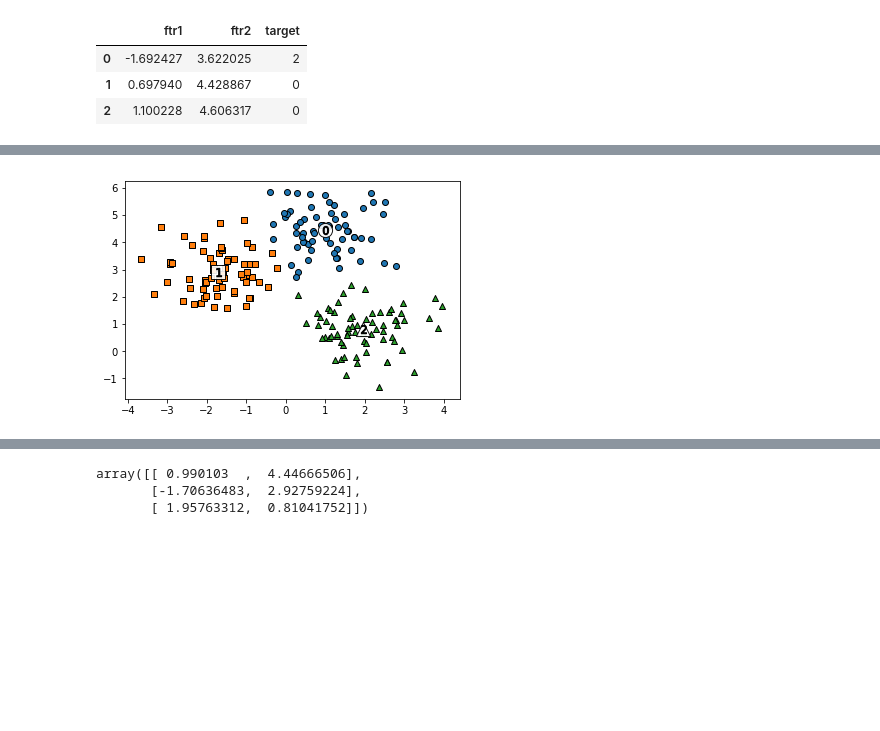
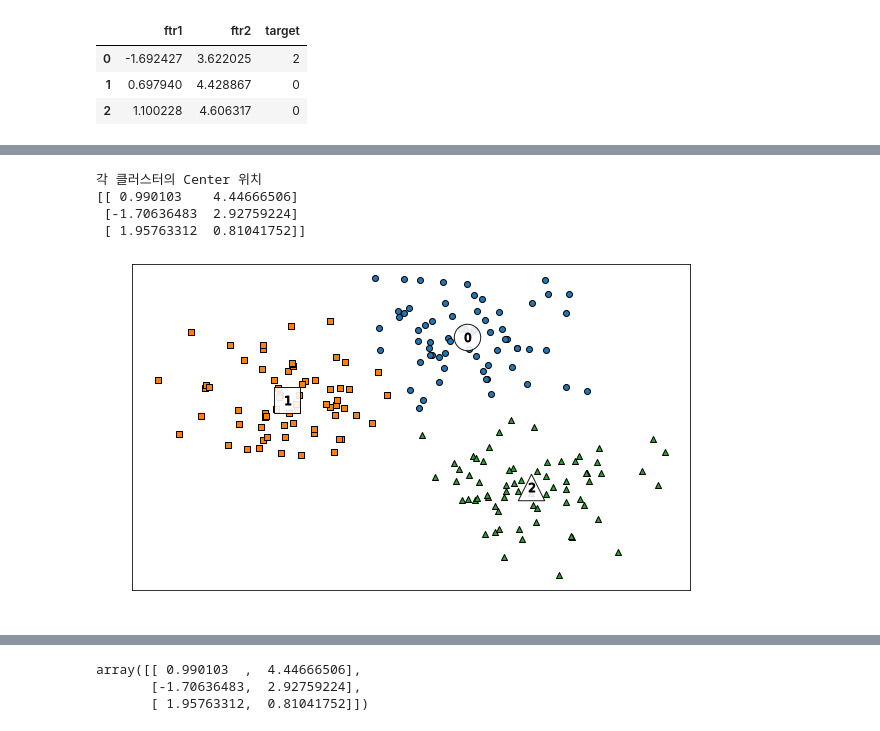
Before and after one commit to netsus/ML_PerfectGuide, a Jupyter notebook: 7장/7-1_KMeans.ipynb, the cells around one changed output, grey strips where cells are left out. Saved outputs shown, nothing was run; the diff lists cells and outputs as text; code cells hidden in the pictures; blank space fills up the shorter version.

```diff
--- a/7장/7-1_KMeans.ipynb
+++ b/7장/7-1_KMeans.ipynb
@@ -224,6 +235,8 @@ clusterDF.head(3)
 **make_blob()으로 만들어진 데이터 포인트들을 시각화**
 # %%
-target_list = np.unique(y)
+plt.rcParams['figure.figsize']=(10,6)
+
+target_list = np.unique(y) # [0, 1, 2]
 # 각 target별 scatter plot 의 marker 값들.
 markers=['o', 's', '^', 'P','D','H','x']
 # 3개의 cluster 영역으로 구분한 데이터 셋을 생성했으므로 target_list는 [0,1,2]
@@ -232,4 +245,5 @@ for target in target_list:
     target_cluster = clusterDF[clusterDF['target']==target]
     plt.scatter(x=target_cluster['ftr1'], y=target_cluster['ftr2'], edgecolor='k', marker=markers[target] )
 plt.show()
+## 마커로 구분하는 방법
 # %% [output]
@@ -244 +260,5 @@ plt.scatter(x=clusterDF['ftr1'], y=clusterDF['ftr2'], edgecolor='k', c=y )
 **K-Means 클러스터링을 수행하고 개별 클러스터의 중심 위치를 시각화**
+# %%
+# KMeans 객체를 이용하여 X 데이터를 K-Means 클러스터링 수행
+kmeans = KMeans(n_clusters=3, init='k-means++', max_iter=200, random_state=0)
+clusterDF['kmeans_label'] = kmeans.fit_predict(X) # label값 반환
@@ -245,27 +277,27 @@ plt.scatter(x=clusterDF['ftr1'], y=clusterDF['ftr2'], edgecolor='k', c=y )
 # %%
-# KMeans 객체를 이용하여 X 데이터를 K-Means 클러스터링 수행
-kmeans = KMeans(n_clusters=3, init='k-means++', max_iter=200, random_state=0)
-cluster_labels = kmeans.fit_predict(X)
-clusterDF['kmeans_label']  = cluster_labels
-
 #cluster_centers_ 는 개별 클러스터의 중심 위치 좌표 시각화를 위해 추출
 centers = kmeans.cluster_centers_
-unique_labels = np.unique(cluster_labels)
+print(f"각 클러스터의 Center 위치\n{centers}")
+unique_labels = np.unique(clusterDF['kmeans_label'])
 markers=['o', 's', '^', 'P','D','H','x']
 
 # 군집된 label 유형별로 iteration 하면서 marker 별로 scatter plot 수행.
 for label in unique_labels:
     label_cluster = clusterDF[clusterDF['kmeans_label']==label]
     center_x_y = centers[label]
     plt.scatter(x=label_cluster['ftr1'], y=label_cluster['ftr2'], edgecolor='k',
                 marker=markers[label] )
 
     # 군집별 중심 위치 좌표 시각화
-    plt.scatter(x=center_x_y[0], y=center_x_y[1], s=200, color='white',
-                alpha=0.9, edgecolor='k', marker=markers[label])
-    plt.scatter(x=center_x_y[0], y=center_x_y[1], s=70, color='k', edgecolor='k',
-                marker='$%d$' % label)
+    plt.scatter(x=center_x_y[0], y=center_x_y[1], s=700, color='white',
+                alpha=0.9, edgecolor='k', marker=markers[label]) ## 센터위치에 도형 표시
+    plt.scatter(x=center_x_y[0], y=center_x_y[1], s=80, color='k', edgecolor='k',
+                marker=f'${label}$') ## 센터위치에 클러스터 번호 표시
 
 plt.show()
 # %% [output]
+각 클러스터의 Center 위치
+[[ 0.990103    4.44666506]
+ [-1.70636483  2.92759224]
+ [ 1.95763312  0.81041752]]
-[figure, old version]
+[figure, new version]
```
Also changed, not shown: parts of 14 cells of this notebook.
